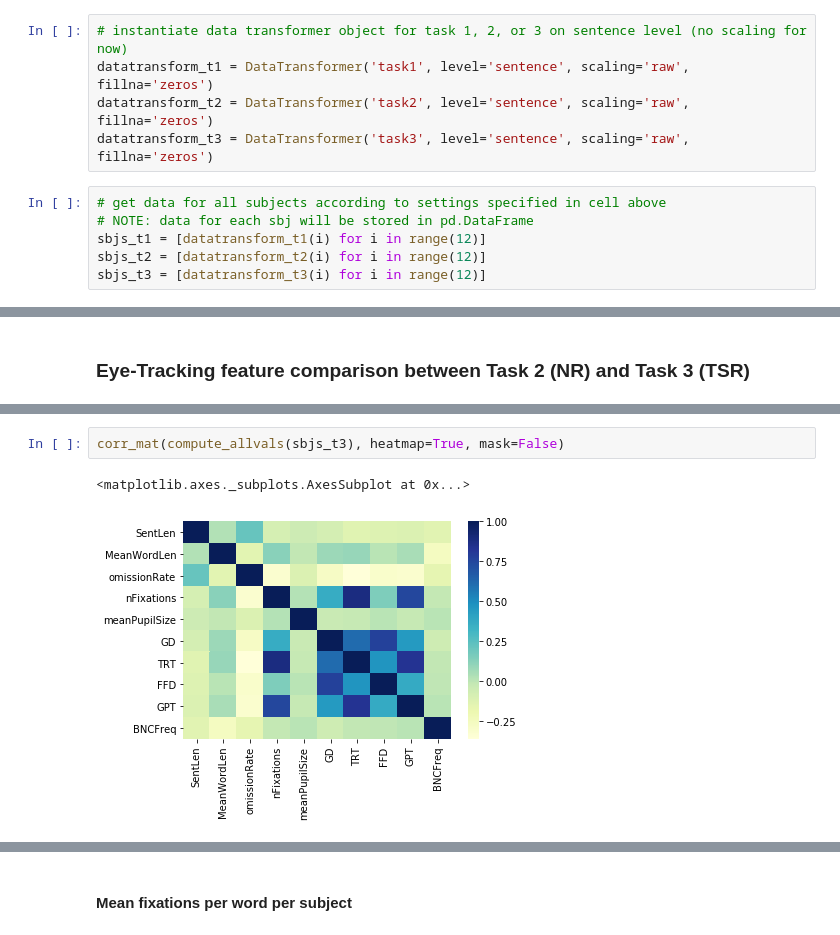
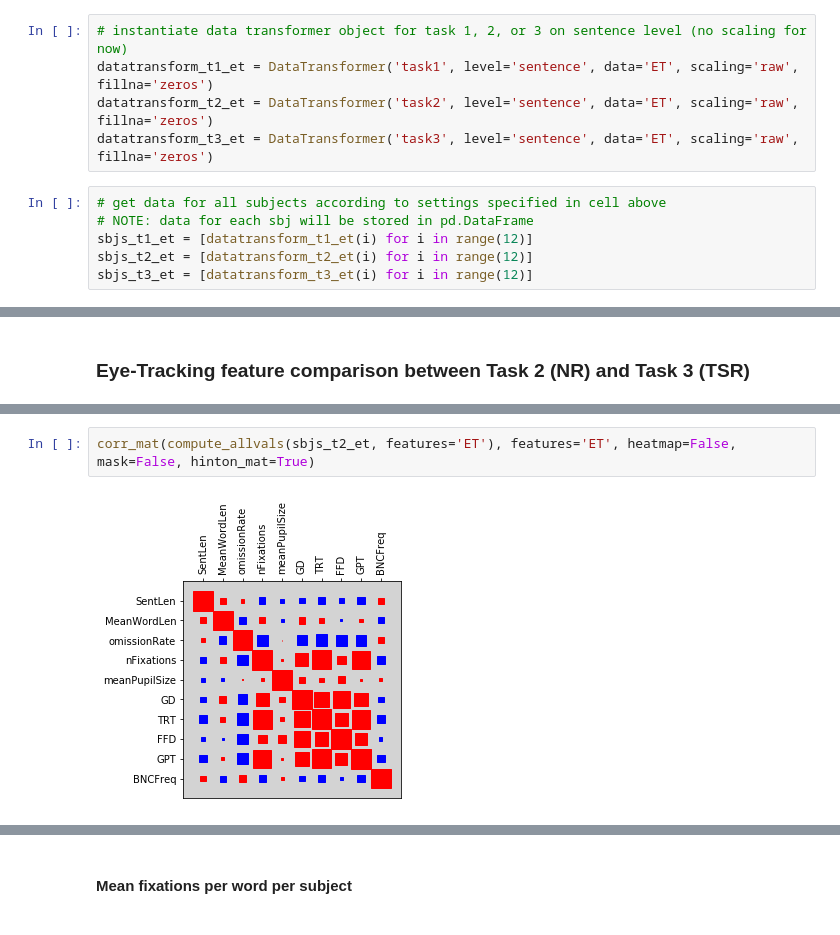
Before and after one commit to PosoSAgapo/NER-with-EEG-and-ET, a Jupyter notebook: data_exploration.ipynb, the cells around one changed output, grey strips where cells are left out. Saved outputs shown, nothing was run; the diff lists cells and outputs as text.

```diff
--- a/data_exploration.ipynb
+++ b/data_exploration.ipynb
@@ -22,14 +28,14 @@ from utils import *
 # %%
 # instantiate data transformer object for task 1, 2, or 3 on sentence level (no scaling for now)
-datatransform_t1 = DataTransformer('task1', level='sentence', scaling='raw', fillna='zeros')
-datatransform_t2 = DataTransformer('task2', level='sentence', scaling='raw', fillna='zeros')
-datatransform_t3 = DataTransformer('task3', level='sentence', scaling='raw', fillna='zeros')
+datatransform_t1_et = DataTransformer('task1', level='sentence', data='ET', scaling='raw', fillna='zeros')
+datatransform_t2_et = DataTransformer('task2', level='sentence', data='ET', scaling='raw', fillna='zeros')
+datatransform_t3_et = DataTransformer('task3', level='sentence', data='ET', scaling='raw', fillna='zeros')
 # %%
 # get data for all subjects according to settings specified in cell above
 # NOTE: data for each sbj will be stored in pd.DataFrame
-sbjs_t1 = [datatransform_t1(i) for i in range(12)]
-sbjs_t2 = [datatransform_t2(i) for i in range(12)]
-sbjs_t3 = [datatransform_t3(i) for i in range(12)]
+sbjs_t1_et = [datatransform_t1_et(i) for i in range(12)]
+sbjs_t2_et = [datatransform_t2_et(i) for i in range(12)]
+sbjs_t3_et = [datatransform_t3_et(i) for i in range(12)]
 # %% [output]
 A value is trying to be set on a copy of a slice from a DataFrame
 
@@ -180,5 +186,4 @@ corr_mat(compute_allvals(sbjs_t3))
 # %%
-corr_mat(compute_allvals(sbjs_t3), heatmap=True, mask=False)
+corr_mat(compute_allvals(sbjs_t2_et, features='ET'), features='ET', heatmap=False, mask=False, hinton_mat=True)
 # %% [output]
-<matplotlib.axes._subplots.AxesSubplot at 0x...>
-[figure, old version]
+[figure, new version]
```
Also changed, not shown: parts of 73 cells of this notebook, 3 other files.
